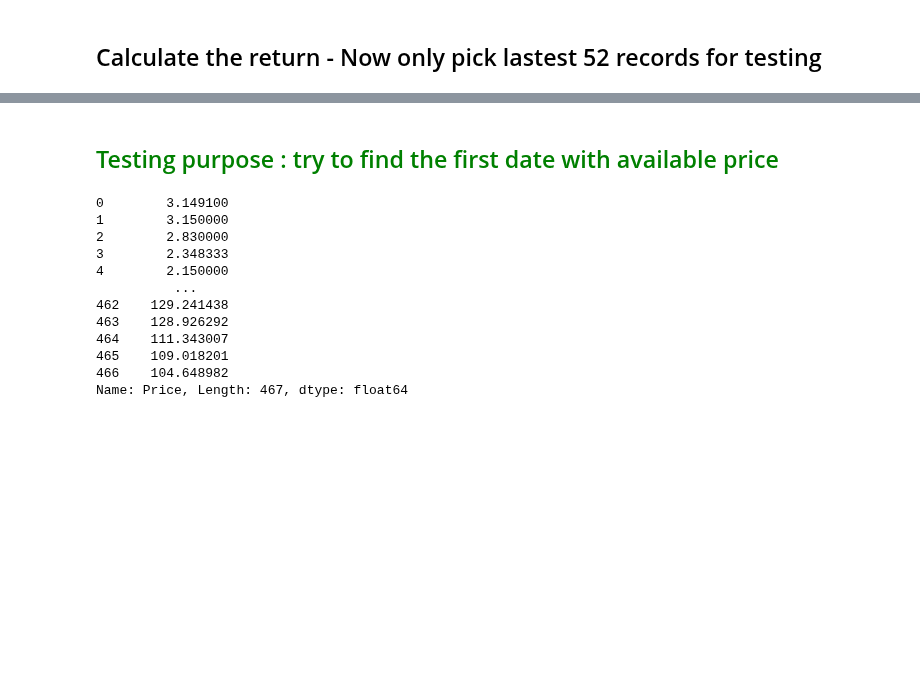
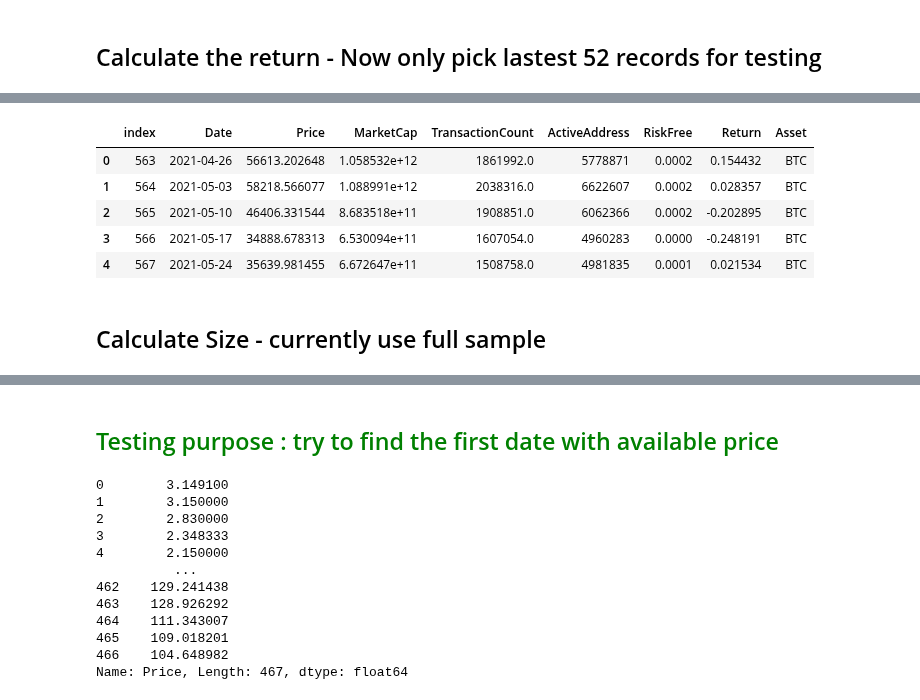
Before and after one commit to PracticumCrypto/C5-Analyzer, a Jupyter notebook: DataPull-MKT_SIZE_Fiona.ipynb, the cells around one changed output, grey strips where cells are left out. Drawn from its saved outputs; the diff is of its cells as text; code cells hidden in the pictures; blank space fills up the shorter version.

Commit message:
add size factor

```diff
--- a/DataPull-MKT_SIZE_Fiona.ipynb
+++ b/DataPull-MKT_SIZE_Fiona.ipynb
@@ -142,0 +199,24 @@ LTC_All.head()
+# %%
+## find market portfolio
+
+markdf = pd.DataFrame(columns = LTC_All.columns.values)  # can be improved
+fullsample = pd.DataFrame(columns = LTC_All.columns.values)
+markdf['Asset'] = ''
+fullsample['Asset'] = ''
+
+## step 1: pick all maket cap > 10000
+for i in symbolListShort:
+
+    dfName = f"{i}_All"
+
+    ## find all date with MarketCap greater than 10000
+    mkttemp = locals()[dfName].query("MarketCap > 1000000")
+    mkttemp['Asset'] = i
+    markdf = markdf.append(mkttemp)
+
+    fulltemp = locals()[dfName].query("MarketCap > 0.001")
+    fulltemp['Asset'] = i
+    fullsample = fullsample.append(fulltemp)
+
+## sort all the market cap and pick top 100
+largeCapSample = markdf.groupby(['Date']).apply(lambda x: x.nlargest(100,['MarketCap'])).reset_index(drop=True)
@@ -195,0 +264,11 @@ MKT_f
+# %%
+fullsample.head()
+# %% [output]
+|  | index | Date | Price | MarketCap | TransactionCount | ActiveAddress | RiskFree | Return | Asset |
+| 0 | 563 | 2021-04-26 | 56613.202648 | 1.058532e+12 | 1861992.0 | 5778871 | 0.0002 | 0.154432 | BTC |
+| 1 | 564 | 2021-05-03 | 58218.566077 | 1.088991e+12 | 2038316.0 | 6622607 | 0.0002 | 0.028357 | BTC |
+| 2 | 565 | 2021-05-10 | 46406.331544 | 8.683518e+11 | 1908851.0 | 6062366 | 0.0002 | -0.202895 | BTC |
+| 3 | 566 | 2021-05-17 | 34888.678313 | 6.530094e+11 | 1607054.0 | 4960283 | 0.0000 | -0.248191 | BTC |
+| 4 | 567 | 2021-05-24 | 35639.981455 | 6.672647e+11 | 1508758.0 | 4981835 | 0.0001 | 0.021534 | BTC |
+# %% [markdown]
+## Calculate Size - currently use full sample
```
Also changed, not shown: parts of 25 cells of this notebook.
